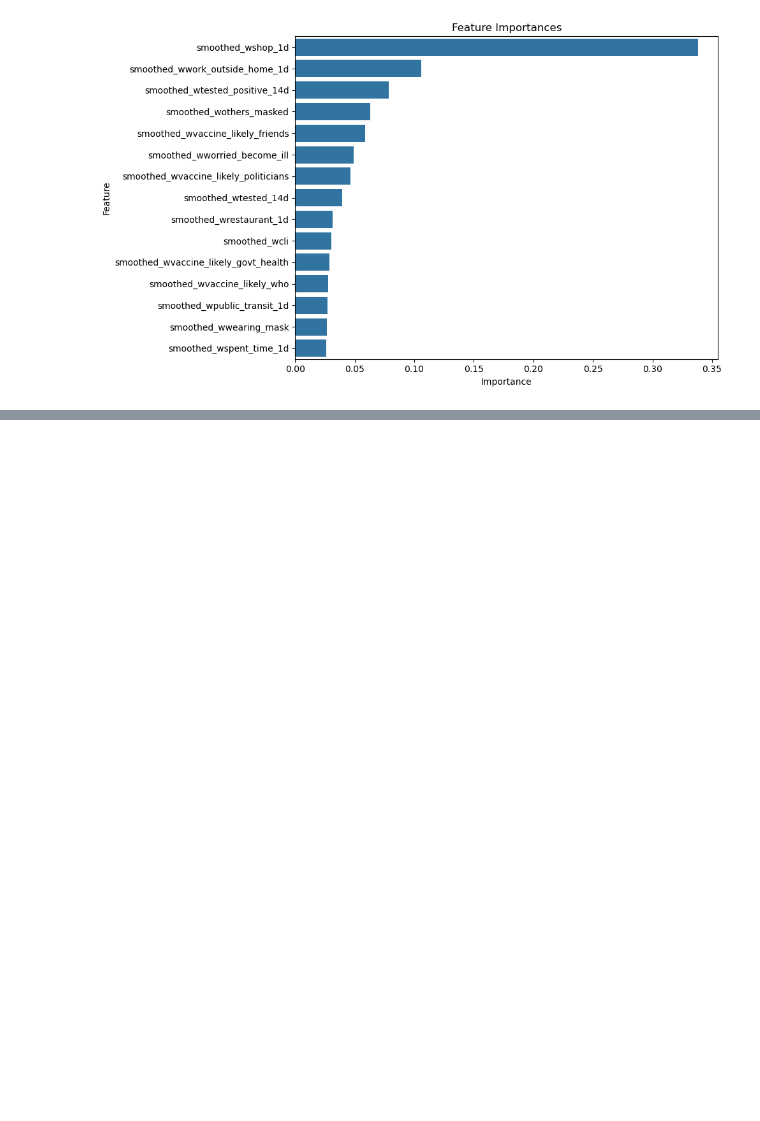
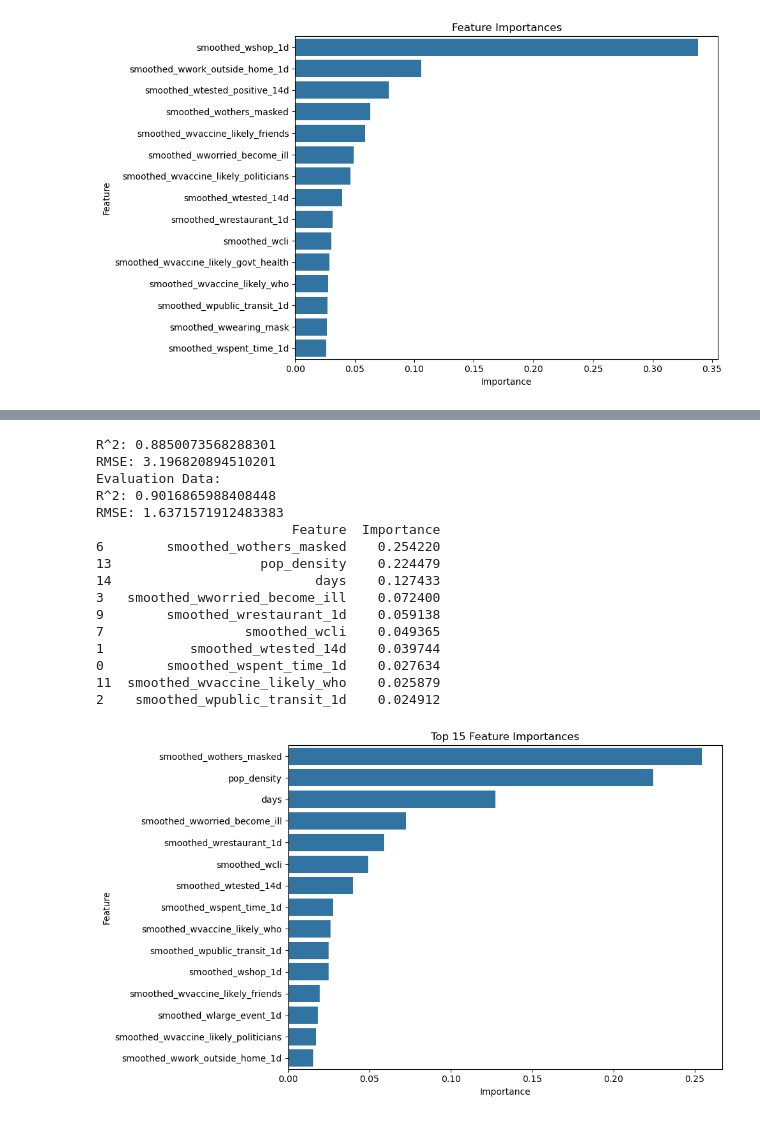
Before and after one commit to devontebai/mlps_project, a Jupyter notebook: Project_MLPS.ipynb, the cells around one changed output, grey strips where cells are left out. Saved outputs shown, nothing was run; the diff lists cells and outputs as text; code cells hidden in the pictures; blank space fills up the shorter version.

```diff
--- a/Project_MLPS.ipynb
+++ b/Project_MLPS.ipynb
@@ -867,0 +915,51 @@ plt.show()
+# %%
+# For Positive COVID Rate using imputed
+
+regr = RandomForestRegressor(n_estimators=120, max_depth=20,random_state = 42)
+regr.fit(tp_imputed_train_x, tp_imputed_train_y)
+
+kf = KFold(n_splits=5, shuffle=True, random_state=42)
+r2 = cross_val_score(regr, tp_imputed_train_x, tp_imputed_train_y, cv=kf, scoring='r2')
+rmse = -cross_val_score(regr, tp_imputed_train_x, tp_imputed_train_y, cv=kf, scoring='neg_mean_squared_error')
+
+print('\nR^2: ' + str(r2.mean()) + '\nRMSE: ' + str(rmse.mean()))
+
+regr_pred = regr.predict(tp_imputed_test_x)
+r2 = r2_score(tp_imputed_test_y, regr_pred)
+rmse = root_mean_squared_error(tp_imputed_test_y, regr_pred)
+
+print('Evaluation Data:\nR^2: ' + str(r2) + '\nRMSE: ' + str(rmse))
+
+importances = regr.feature_importances_
+
+feature_names = tp_imputed_train_x.columns
+feature_importance_df = pd.DataFrame({
+    'Feature': feature_names,
+    'Importance': importances
+}).sort_values(by='Importance', ascending=False)
+
+print(feature_importance_df.head(10))
+
+plt.figure(figsize=(10, 6))
+sns.barplot(x='Importance', y='Feature', data=feature_importance_df.head(15))
+plt.title("Top 15 Feature Importances")
+plt.tight_layout()
+plt.show()
+# %% [output]
+R^2: 0.8850073568288301
+RMSE: 3.196820894510201
+Evaluation Data:
+R^2: 0.9016865988408448
+RMSE: 1.6371571912483383
+                         Feature  Importance
+6        smoothed_wothers_masked    0.254220
+13                   pop_density    0.224479
+14                          days    0.127433
+3   smoothed_wworried_become_ill    0.072400
+9        smoothed_wrestaurant_1d    0.059138
+7                  smoothed_wcli    0.049365
+1           smoothed_wtested_14d    0.039744
+0        smoothed_wspent_time_1d    0.027634
+11  smoothed_wvaccine_likely_who    0.025879
+2    smoothed_wpublic_transit_1d    0.024912
+[figure, added]
```
Also changed, not shown: parts of 8 cells of this notebook.
